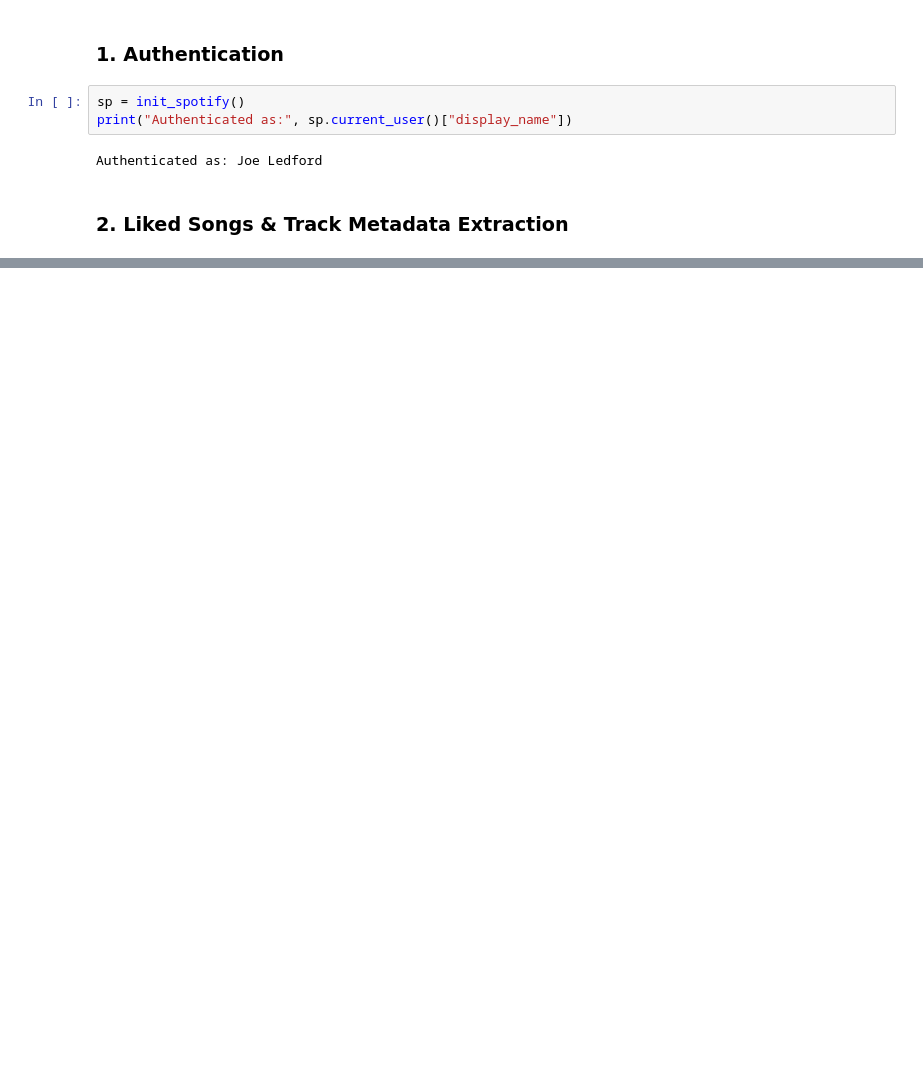
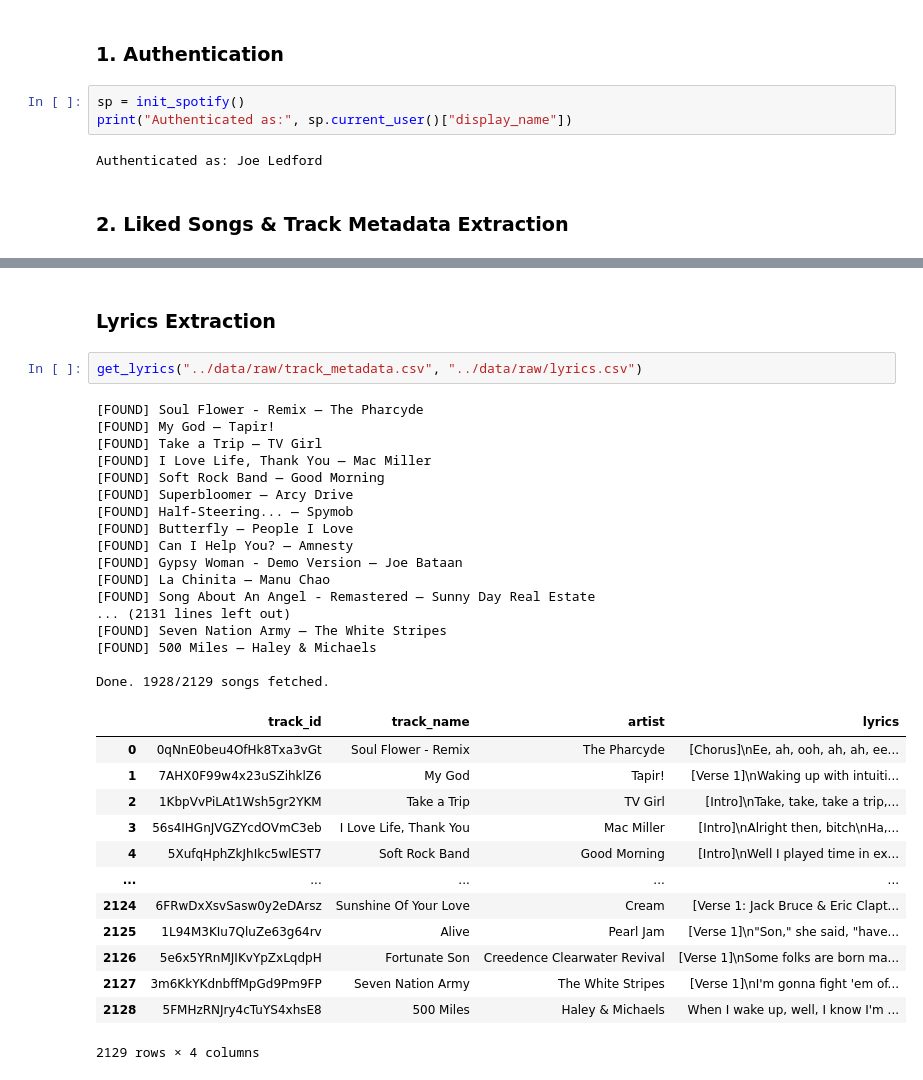
Before and after one commit to joe-ledford-04/Spotify-NLP-Recommender, a Jupyter notebook: notebooks/data_collection.ipynb, the cells around one changed output, grey strips where cells are left out. Saved outputs shown, nothing was run; the diff lists cells and outputs as text; blank space fills up the shorter version.

```diff
--- a/notebooks/data_collection.ipynb
+++ b/notebooks/data_collection.ipynb
@@ -51,0 +52,35 @@ Total liked songs retrieved: 2128
+# %% [markdown]
+### Lyrics Extraction
+# %%
+get_lyrics("../data/raw/track_metadata.csv", "../data/raw/lyrics.csv")
+# %% [output]
+[FOUND] Soul Flower - Remix — The Pharcyde
+[FOUND] My God — Tapir!
+[FOUND] Take a Trip — TV Girl
+[FOUND] I Love Life, Thank You — Mac Miller
+[FOUND] Soft Rock Band — Good Morning
+[FOUND] Superbloomer — Arcy Drive
+[FOUND] Half-Steering... — Spymob
+[FOUND] Butterfly — People I Love
+[FOUND] Can I Help You? — Amnesty
+[FOUND] Gypsy Woman - Demo Version — Joe Bataan
+[FOUND] La Chinita — Manu Chao
+[FOUND] Song About An Angel - Remastered — Sunny Day Real Estate
+... (2131 lines left out)
+[FOUND] Seven Nation Army — The White Stripes
+[FOUND] 500 Miles — Haley & Michaels
+
+Done. 1928/2129 songs fetched.
+|  | track_id | track_name | artist | lyrics |
+| 0 | 0qNnE0beu4OfHk8Txa3vGt | Soul Flower - Remix | The Pharcyde | [Chorus]\nEe, ah, ooh, ah, ah, ee... |
+| 1 | 7AHX0F99w4x23uSZihklZ6 | My God | Tapir! | [Verse 1]\nWaking up with intuiti... |
+| 2 | 1KbpVvPiLAt1Wsh5gr2YKM | Take a Trip | TV Girl | [Intro]\nTake, take, take a trip,... |
+| 3 | 56s4IHGnJVGZYcdOVmC3eb | I Love Life, Thank You | Mac Miller | [Intro]\nAlright then, bitch\nHa,... |
+| 4 | 5XufqHphZkJhIkc5wlEST7 | Soft Rock Band | Good Morning | [Intro]\nWell I played time in ex... |
+| ... | ... | ... | ... | ... |
+| 2124 | 6FRwDxXsvSasw0y2eDArsz | Sunshine Of Your Love | Cream | [Verse 1: Jack Bruce & Eric Clapt... |
+| 2125 | 1L94M3KIu7QluZe63g64rv | Alive | Pearl Jam | [Verse 1]\n"Son," she said, "have... |
+| 2126 | 5e6x5YRnMJIKvYpZxLqdpH | Fortunate Son | Creedence Clearwater Revival | [Verse 1]\nSome folks are born ma... |
+| 2127 | 3m6KkYKdnbffMpGd9Pm9FP | Seven Nation Army | The White Stripes | [Verse 1]\nI'm gonna fight 'em of... |
+| 2128 | 5FMHzRNJry4cTuYS4xhsE8 | 500 Miles | Haley & Michaels | When I wake up, well, I know I'm ... |
+2129 rows × 4 columns
```
Also changed, not shown: parts of 2 cells of this notebook, 8 other files.
